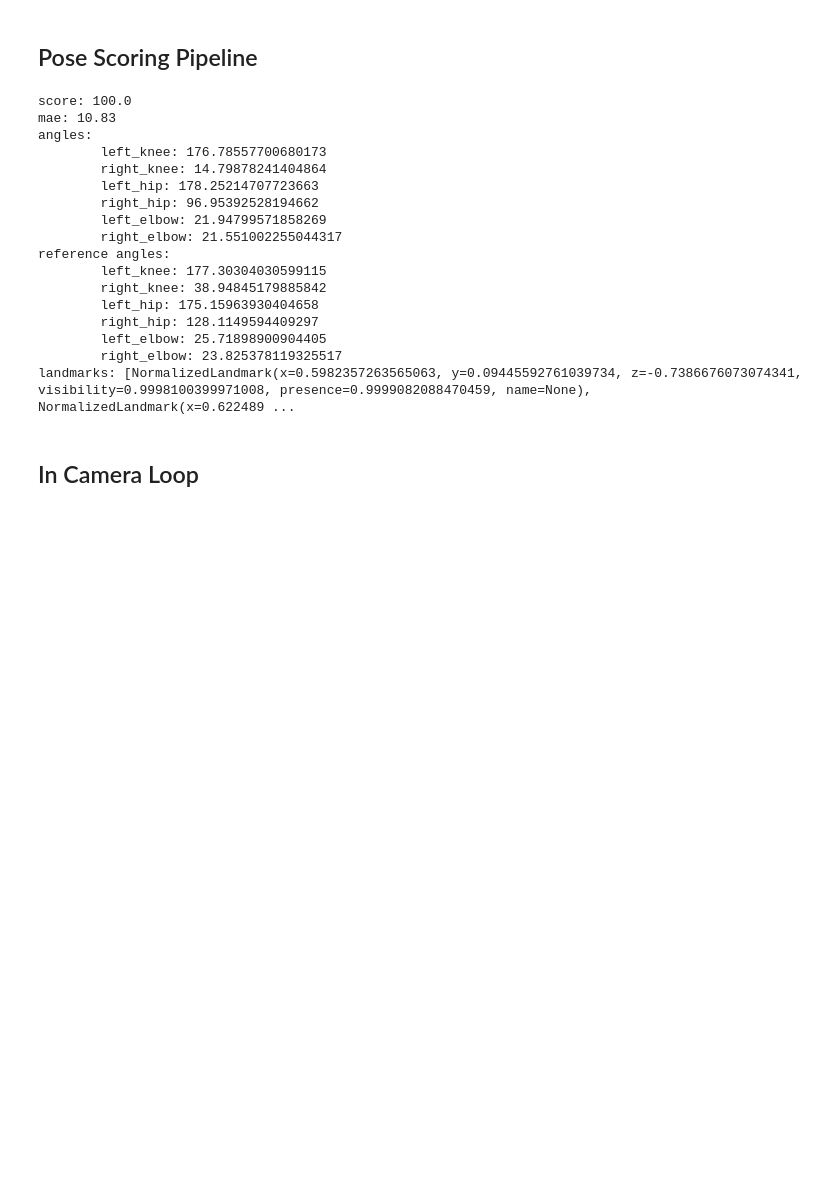
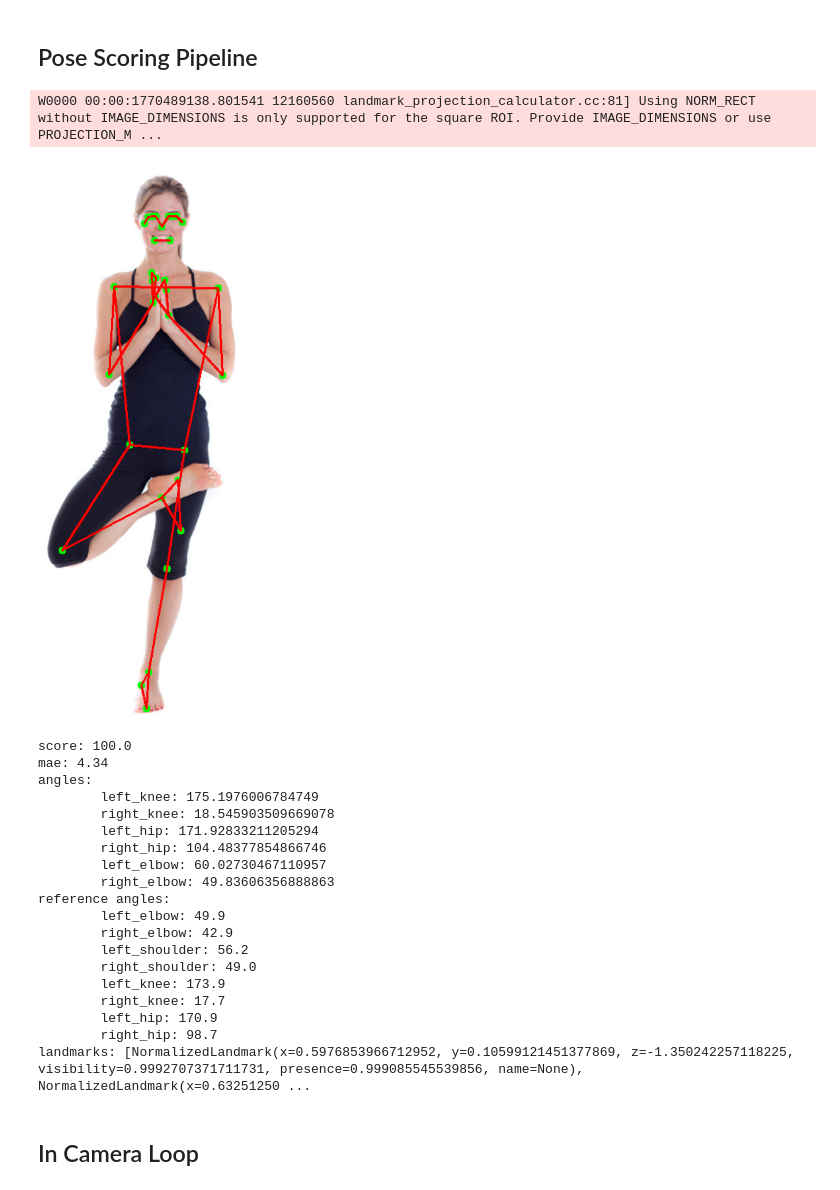
Before and after one commit to Cwjiee/realtime-hpe-application, a Jupyter notebook: yoga_pose_scoring.ipynb, the cells around one changed output. Saved outputs shown, nothing was run; the diff lists cells and outputs as text; code cells hidden in the pictures; blank space fills up the shorter version.

```diff
--- a/yoga_pose_scoring.ipynb
+++ b/yoga_pose_scoring.ipynb
@@ -130,9 +131,13 @@ LANDMARKS = {
 ANGLE_TOLERANCE = 15.0
 
 # lm = json.load(open('yoga_landmarks/tree_2.json'))
-lm = pd.read_json('yoga_landmarks/tree_2.json')
-lm = np.array(lm)
-reference_angles = extract_joint_angles(lm)
+# lm = pd.read_json('yoga_landmarks/tree_2.json')
+# lm = np.array(lm)
+# reference_angles = extract_joint_angles(lm)
+with open('yoga_pose_ground_truth.json', 'r') as f:
+    pose_library = json.load(f)
+
+reference_angles = pose_library["Vrksasana"]
 # %% [markdown]
 ## MAE Based Pose Scoring
 # %%
@@ -261,36 +266,40 @@ def show_result(image, show_plot):
         plt.show()
     return result
 # %%
-image = load_image("/Users/weijie/Downloads/archive/Vrksasana/File24.png")
+image = load_image("/Users/weijie/Downloads/archive/Vrksasana/File20.png")
 image = cv2.cvtColor(image, cv2.COLOR_BGR2RGB)
 
-result = show_result(image, show_plot=False)
+result = show_result(image, show_plot=True) # show plot = False to disable plot
 
 for k, v in result.items():
     if k == 'angles' or k == 'reference angles':
         print(f"{k}:")
         for angle_k, angle_v in v.items():
             print(f"\t{angle_k}: {angle_v}")
     else:
         print(f"{k}: {v}")
 # %% [output]
-score: 100.0
-mae: 10.83
-angles:
-        left_knee: 176.78557700680173
-        right_knee: 14.79878241404864
-        left_hip: 178.25214707723663
-        right_hip: 96.95392528194662
-        left_elbow: 21.94799571858269
-        right_elbow: 21.551002255044317
-reference angles:
-        left_knee: 177.30304030599115
-        right_knee: 38.94845179885842
-        left_hip: 175.15963930404658
-        right_hip: 128.1149594409297
-        left_elbow: 25.71898900904405
-        right_elbow: 23.825378119325517
-landmarks: [NormalizedLandmark(x=0.5982357263565063, y=0.09445592761039734, z=-0.7386676073074341, visibility=0.9998100399971008, presence=0.9999082088470459, name=None), NormalizedLandmark(x=0.622489 ...
+W0000 00:00:1770489138.801541 12160560 landmark_projection_calculator.cc:81] Using NORM_RECT without IMAGE_DIMENSIONS is only supported for the square ROI. Provide IMAGE_DIMENSIONS or use PROJECTION_M ...
+[figure, added]
+score: 100.0
+mae: 4.34
+angles:
+        left_knee: 175.1976006784749
+        right_knee: 18.545903509669078
+        left_hip: 171.92833211205294
+        right_hip: 104.48377854866746
+        left_elbow: 60.02730467110957
+        right_elbow: 49.83606356888863
+reference angles:
+        left_elbow: 49.9
+        right_elbow: 42.9
+        left_shoulder: 56.2
+        right_shoulder: 49.0
+        left_knee: 173.9
+        right_knee: 17.7
+        left_hip: 170.9
+        right_hip: 98.7
+landmarks: [NormalizedLandmark(x=0.5976853966712952, y=0.10599121451377869, z=-1.350242257118225, visibility=0.9992707371711731, presence=0.999085545539856, name=None), NormalizedLandmark(x=0.63251250 ...
 # %% [markdown]
 ## In Camera Loop
 # %%
```
Also changed, not shown: parts of 1 cell of this notebook, 12 other files.
